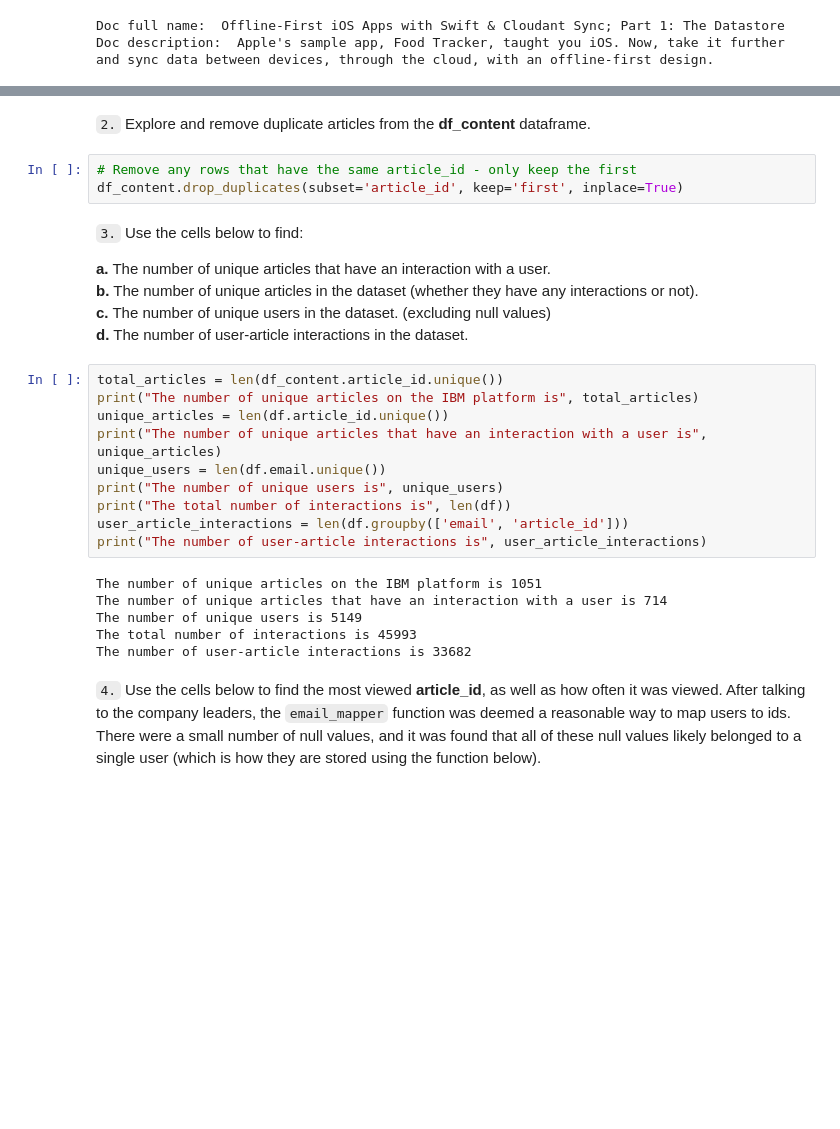
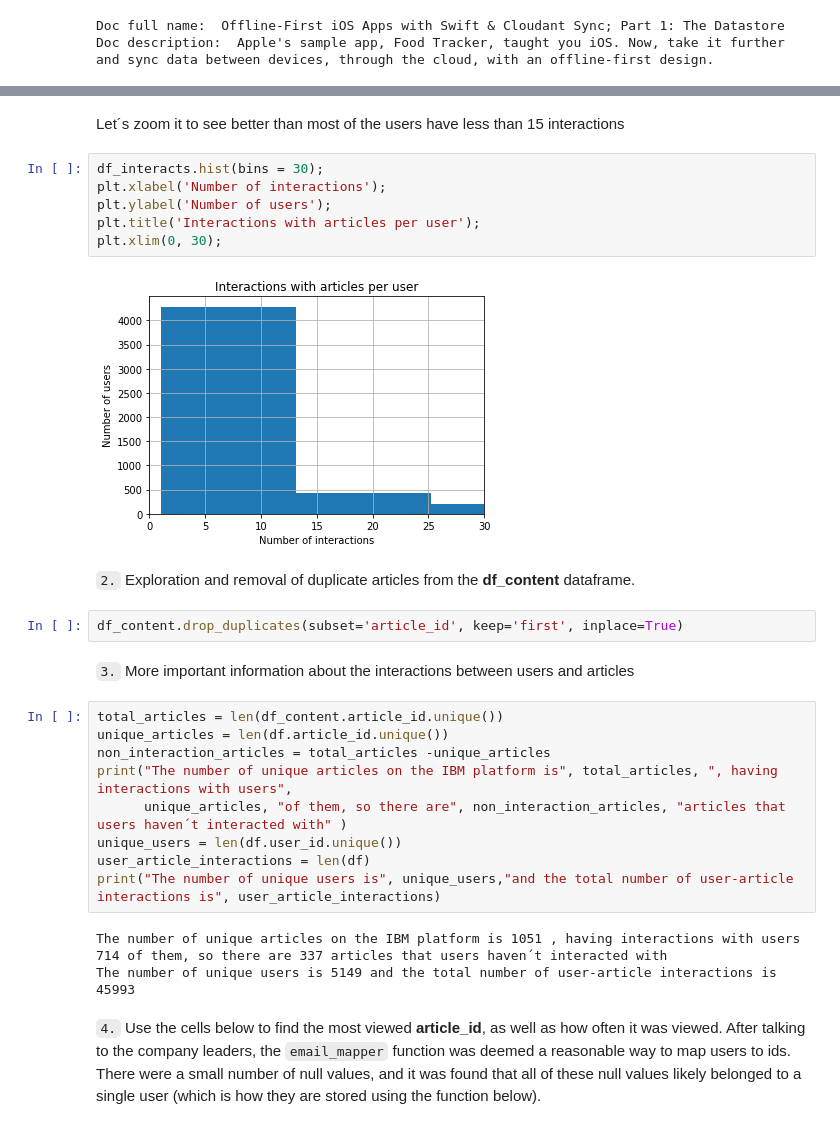
Before and after one commit to canceleiro/IBM-Recommendation-Engine, a Jupyter notebook: Recommendations_with_IBM.ipynb, the cells around one changed output, grey strips where cells are left out. Saved outputs shown, nothing was run; the diff lists cells and outputs as text; blank space fills up the shorter version.

```diff
--- a/Recommendations_with_IBM.ipynb
+++ b/Recommendations_with_IBM.ipynb
@@ -75,30 +114,30 @@ plt.title('Interactions with articles per user');
+# %% [markdown]
+Let´s zoom it to see better than most of the users have less than 15 interactions
+# %%
+df_interacts.hist(bins = 30);
+plt.xlabel('Number of interactions');
+plt.ylabel('Number of users');
+plt.title('Interactions with articles per user');
+plt.xlim(0, 30);
+# %% [output]
+[figure, added]
 # %% [markdown]
-`2.` Explore and remove duplicate articles from the **df_content** dataframe.
+`2.` Exploration and removal of duplicate articles from the **df_content** dataframe.
 # %%
-# Remove any rows that have the same article_id - only keep the first
 df_content.drop_duplicates(subset='article_id', keep='first', inplace=True)
-# %% [markdown]
-`3.` Use the cells below to find:
-
-**a.** The number of unique articles that have an interaction with a user.
-**b.** The number of unique articles in the dataset (whether they have any interactions or not).<br>
-**c.** The number of unique users in the dataset. (excluding null values) <br>
-**d.** The number of user-article interactions in the dataset.
+# %% [markdown]
+`3.` More important information about the interactions between users and articles
 # %%
 total_articles = len(df_content.article_id.unique())
-print("The number of unique articles on the IBM platform is", total_articles)
 unique_articles = len(df.article_id.unique())
-print("The number of unique articles that have an interaction with a user is", unique_articles)
-unique_users = len(df.email.unique())
-print("The number of unique users is", unique_users)
-print("The total number of interactions is", len(df))
-user_article_interactions = len(df.groupby(['email', 'article_id']))
-print("The number of user-article interactions is", user_article_interactions)
+non_interaction_articles = total_articles -unique_articles
+print("The number of unique articles on the IBM platform is", total_articles, ", having interactions with users",
+      unique_articles, "of them, so there are", non_interaction_articles, "articles that users haven´t interacted with" )
+unique_users = len(df.user_id.unique())
+user_article_interactions = len(df)
+print("The number of unique users is", unique_users,"and the total number of user-article interactions is", user_article_interactions)
 # %% [output]
-The number of unique articles on the IBM platform is 1051
-The number of unique articles that have an interaction with a user is 714
-The number of unique users is 5149
-The total number of interactions is 45993
-The number of user-article interactions is 33682
+The number of unique articles on the IBM platform is 1051 , having interactions with users 714 of them, so there are 337 articles that users haven´t interacted with
+The number of unique users is 5149 and the total number of user-article interactions is 45993
 # %% [markdown]
 `4.` Use the cells below to find the most viewed **article_id**, as well as how often it was viewed.  After talking to the company leaders, the `email_mapper` function was deemed a reasonable way to map users to ids.  There were a small number of null values, and it was found that all of these null values likely belonged to a single user (which is how they are stored using the function below).
```
Also changed, not shown: parts of 15 cells of this notebook.
